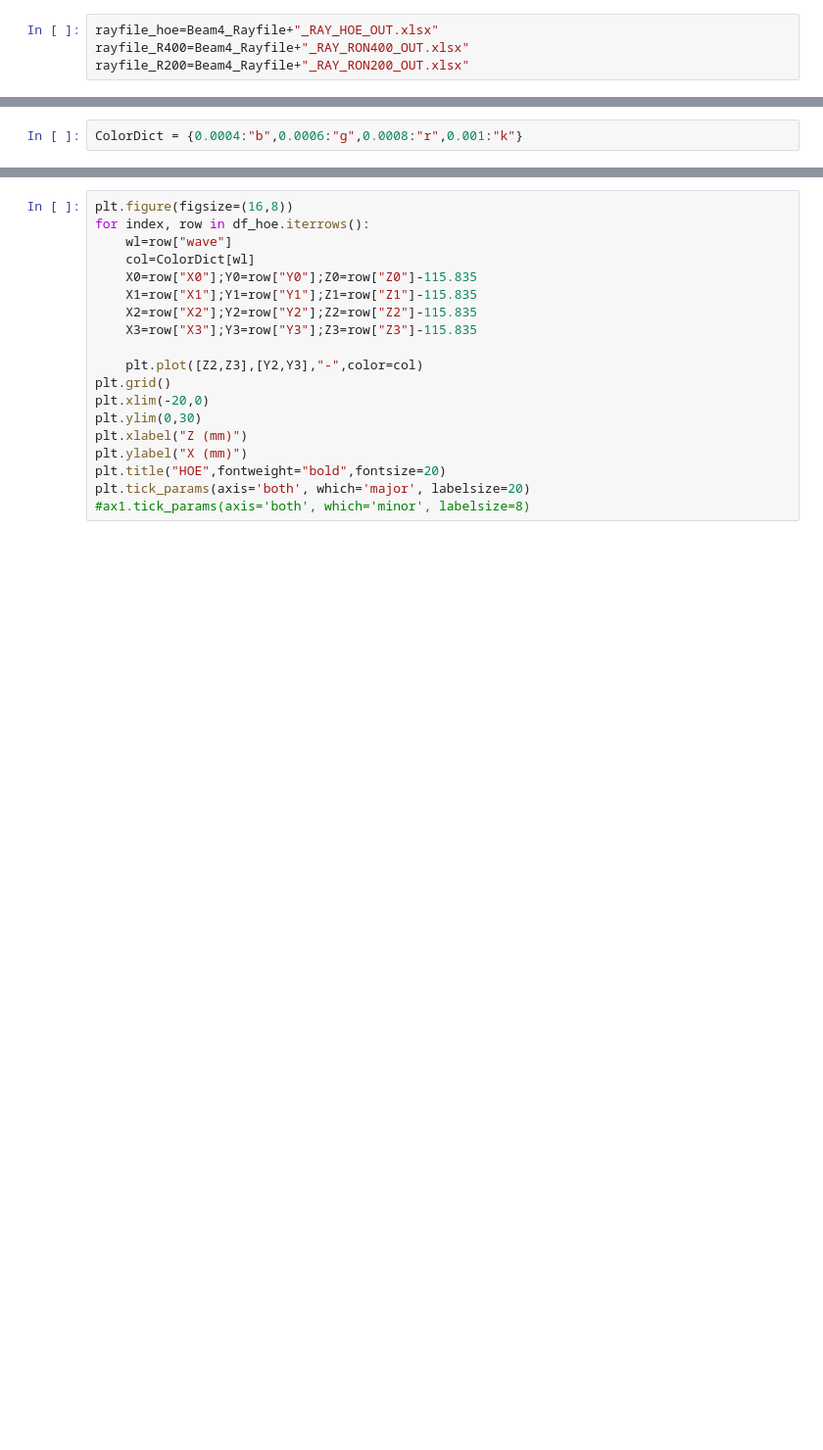
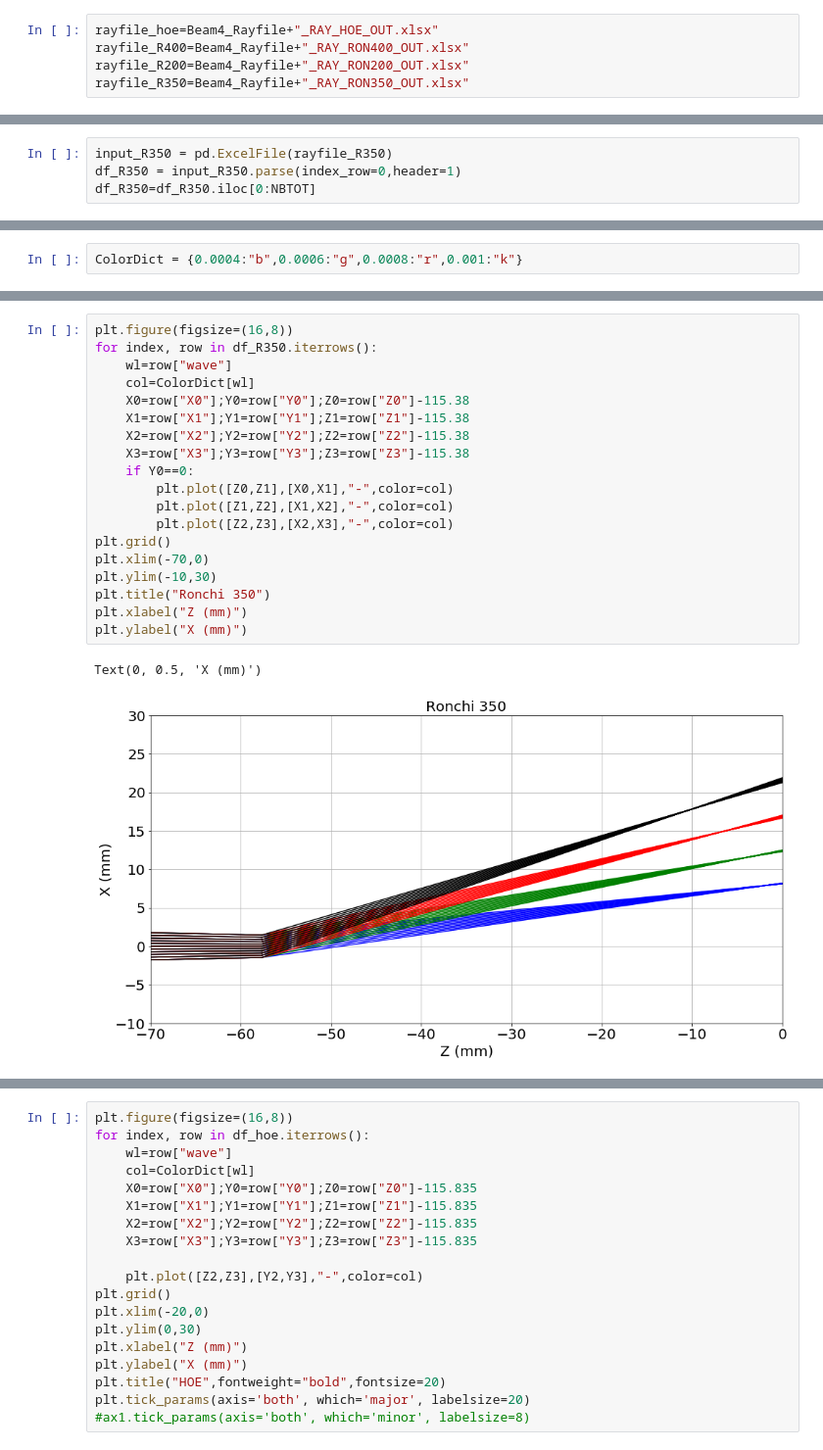
Before and after one commit to sylvielsstfr/OpticSimWthB4, a Jupyter notebook: DrawBeams/notebooks_draw/DrawBeams.ipynb, the cells around one changed output, grey strips where cells are left out. Shown at 98% size. Saved outputs shown, nothing was run; the diff lists cells and outputs as text; blank space fills up the shorter version.

```diff
--- a/DrawBeams/notebooks_draw/DrawBeams.ipynb
+++ b/DrawBeams/notebooks_draw/DrawBeams.ipynb
@@ -122,6 +129,7 @@ Beam4_Rayfile
 rayfile_hoe=Beam4_Rayfile+"_RAY_HOE_OUT.xlsx"
 rayfile_R400=Beam4_Rayfile+"_RAY_RON400_OUT.xlsx"
 rayfile_R200=Beam4_Rayfile+"_RAY_RON200_OUT.xlsx"
+rayfile_R350=Beam4_Rayfile+"_RAY_RON350_OUT.xlsx"
 # %%
 input_hoe = pd.ExcelFile(rayfile_hoe)
 df_hoe = input_hoe.parse(index_row=0,header=1)
@@ -191,3 +199,7 @@ df_R200
 | 482 | 2.33103 | 2.91378 | 0 | -0.0201925 | -0.0252406 | 0.999478 | 0.001 | 1.16531 | 1.45664 | 57.7 | 1.15185 | ... |
 | 483 | 2.91378 | 2.91378 | 0 | -0.0252377 | -0.0252377 | 0.999363 | 0.001 | 1.45664 | 1.45664 | 57.7 | 1.43981 | ... |
 484 rows × 20 columns
+# %%
+input_R350 = pd.ExcelFile(rayfile_R350)
+df_R350 = input_R350.parse(index_row=0,header=1)
+df_R350=df_R350.iloc[0:NBTOT]
@@ -232,3 +248,25 @@ plt.ylim(-10,30)
+# %%
+plt.figure(figsize=(16,8))
+for index, row in df_R350.iterrows():
+    wl=row["wave"]
+    col=ColorDict[wl]
+    X0=row["X0"];Y0=row["Y0"];Z0=row["Z0"]-115.38
+    X1=row["X1"];Y1=row["Y1"];Z1=row["Z1"]-115.38
+    X2=row["X2"];Y2=row["Y2"];Z2=row["Z2"]-115.38
+    X3=row["X3"];Y3=row["Y3"];Z3=row["Z3"]-115.38
+    if Y0==0:
+        plt.plot([Z0,Z1],[X0,X1],"-",color=col)
+        plt.plot([Z1,Z2],[X1,X2],"-",color=col)
+        plt.plot([Z2,Z3],[X2,X3],"-",color=col)
+plt.grid()
+plt.xlim(-70,0)
+plt.ylim(-10,30)
+plt.title("Ronchi 350")
+plt.xlabel("Z (mm)")
+plt.ylabel("X (mm)")
+# %% [output]
+Text(0, 0.5, 'X (mm)')
+[figure, added]
 # %%
 # gridspec inside gridspec
 fig = plt.figure(figsize=(16,16))
```
Also changed, not shown: parts of 8 cells of this notebook, 2 other files.
